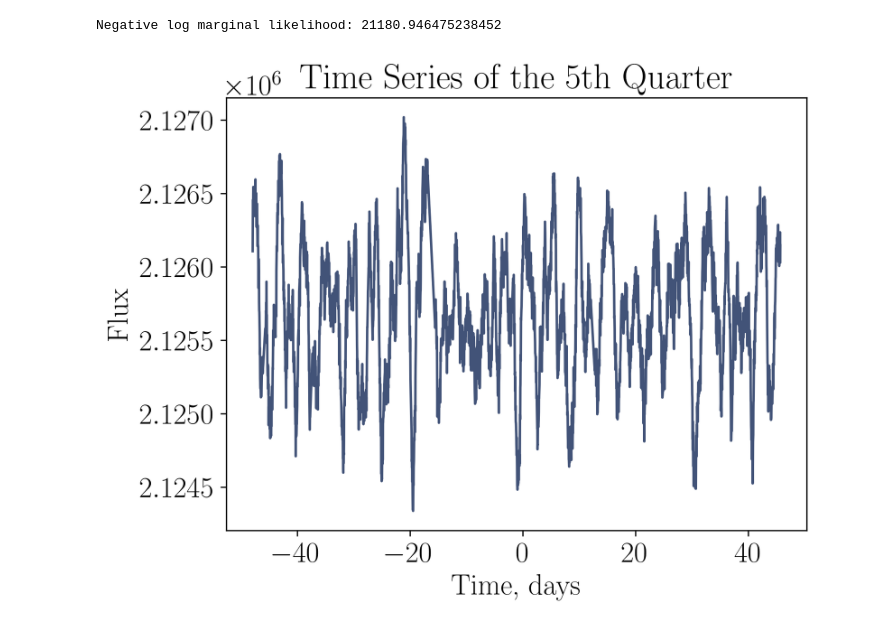
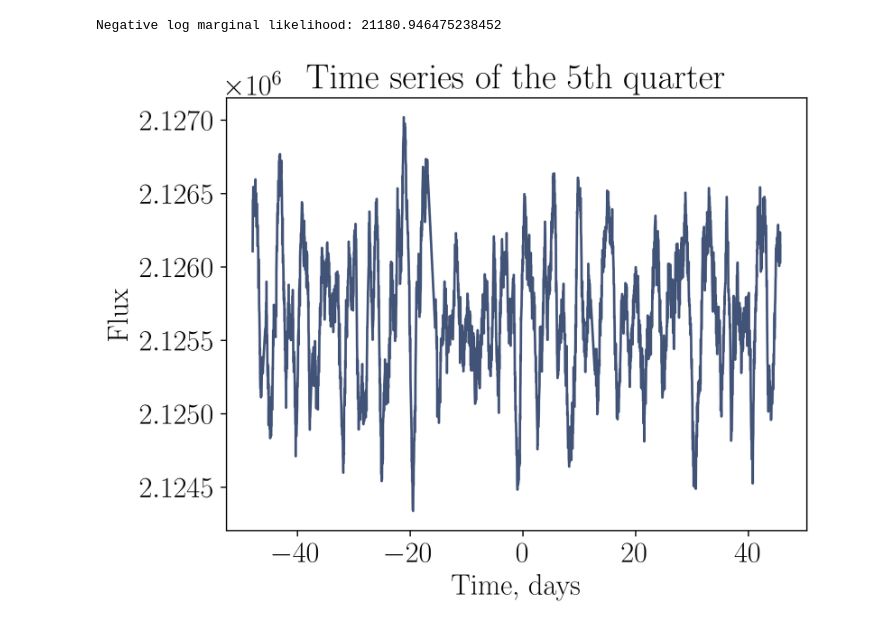
Before and after one commit to paveloom-c/GPKernels, a Jupyter notebook: notebooks/KIC1430163/EQP/EQP.ipynb, the cells around one changed output. Cells and saved outputs as stored; diff of their text form; code cells hidden in the pictures.

Commit message:
Make plot headings uniform.

```diff
--- a/notebooks/KIC1430163/EQP/EQP.ipynb
+++ b/notebooks/KIC1430163/EQP/EQP.ipynb
@@ -151,11 +151,11 @@ Negative log marginal likelihood: 21180.946475238452
 # %%
 close()
 plot(t, f, color)
 
 xlabel(L"\textrm{Time, days}")
 ylabel(L"\textrm{Flux}")
-title(L"\textrm{Time Series of the 5th Quarter}");
+title(L"\textrm{Time series of the 5th quarter}");
 # %% [output]
-[figure, old version]
+[figure, new version]
 # %%
 close()
```
Also changed, not shown: 1 other file.
